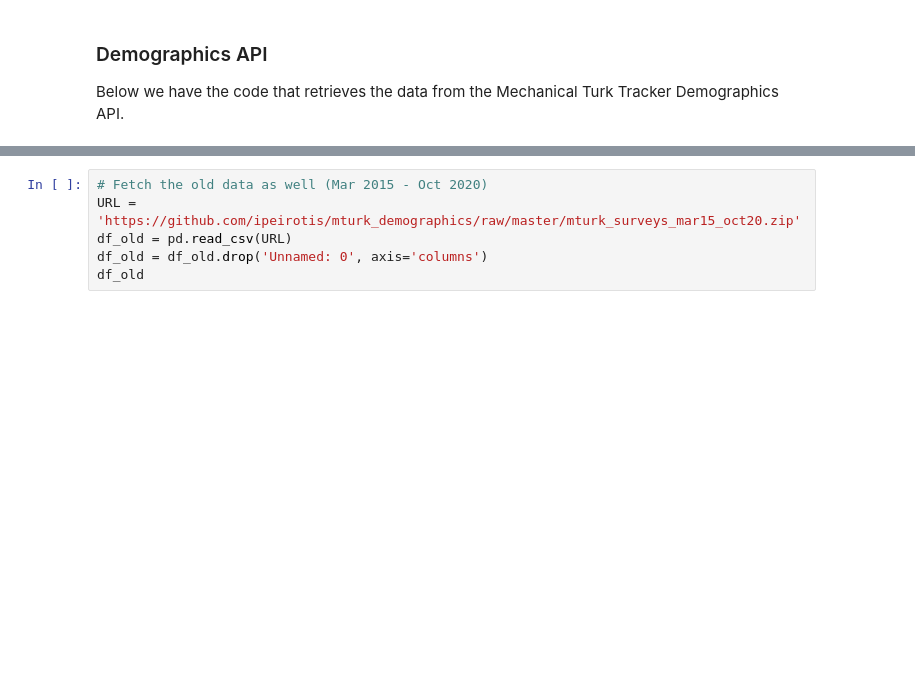
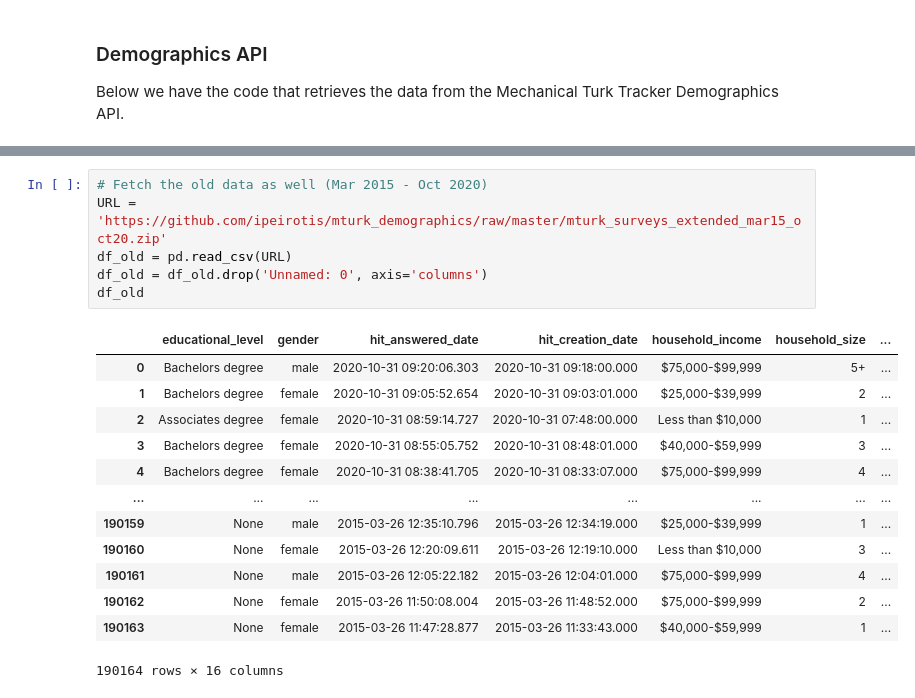
Before and after one commit to ipeirotis/mturk_demographics, a Jupyter notebook: 1_Fetch_Demographics_Data.ipynb, the cells around one changed output, grey strips where cells are left out. Drawn from its saved outputs; the diff is of its cells as text; blank space fills up the shorter version.

```diff
--- a/1_Fetch_Demographics_Data.ipynb
+++ b/1_Fetch_Demographics_Data.ipynb
@@ -83,9 +110,23 @@ while True:
 # %%
 # Fetch the old data as well (Mar 2015 - Oct 2020)
-URL = 'https://github.com/ipeirotis/mturk_demographics/raw/master/mturk_surveys_mar15_oct20.zip'
+URL = 'https://github.com/ipeirotis/mturk_demographics/raw/master/mturk_surveys_extended_mar15_oct20.zip'
 df_old = pd.read_csv(URL)
 df_old = df_old.drop('Unnamed: 0', axis='columns')
 df_old
+# %% [output]
+|  | educational_level | gender | hit_answered_date | hit_creation_date | household_income | household_size | ... |
+| 0 | Bachelors degree | male | 2020-10-31 09:20:06.303 | 2020-10-31 09:18:00.000 | $75,000-$99,999 | 5+ | ... |
+| 1 | Bachelors degree | female | 2020-10-31 09:05:52.654 | 2020-10-31 09:03:01.000 | $25,000-$39,999 | 2 | ... |
+| 2 | Associates degree | female | 2020-10-31 08:59:14.727 | 2020-10-31 07:48:00.000 | Less than $10,000 | 1 | ... |
+| 3 | Bachelors degree | female | 2020-10-31 08:55:05.752 | 2020-10-31 08:48:01.000 | $40,000-$59,999 | 3 | ... |
+| 4 | Bachelors degree | female | 2020-10-31 08:38:41.705 | 2020-10-31 08:33:07.000 | $75,000-$99,999 | 4 | ... |
+| ... | ... | ... | ... | ... | ... | ... | ... |
+| 190159 | None | male | 2015-03-26 12:35:10.796 | 2015-03-26 12:34:19.000 | $25,000-$39,999 | 1 | ... |
+| 190160 | None | female | 2015-03-26 12:20:09.611 | 2015-03-26 12:19:10.000 | Less than $10,000 | 3 | ... |
+| 190161 | None | male | 2015-03-26 12:05:22.182 | 2015-03-26 12:04:01.000 | $75,000-$99,999 | 4 | ... |
+| 190162 | None | female | 2015-03-26 11:50:08.004 | 2015-03-26 11:48:52.000 | $75,000-$99,999 | 2 | ... |
+| 190163 | None | female | 2015-03-26 11:47:28.877 | 2015-03-26 11:33:43.000 | $40,000-$59,999 | 1 | ... |
+190164 rows × 16 columns
 # %%
 df_old['hit_answered_date'] = pd.to_datetime(df_old['hit_answered_date'], utc=True)
 df_old['hit_creation_date'] = pd.to_datetime(df_old['hit_creation_date'], utc=True)
```
Also changed, not shown: parts of 13 cells of this notebook.
